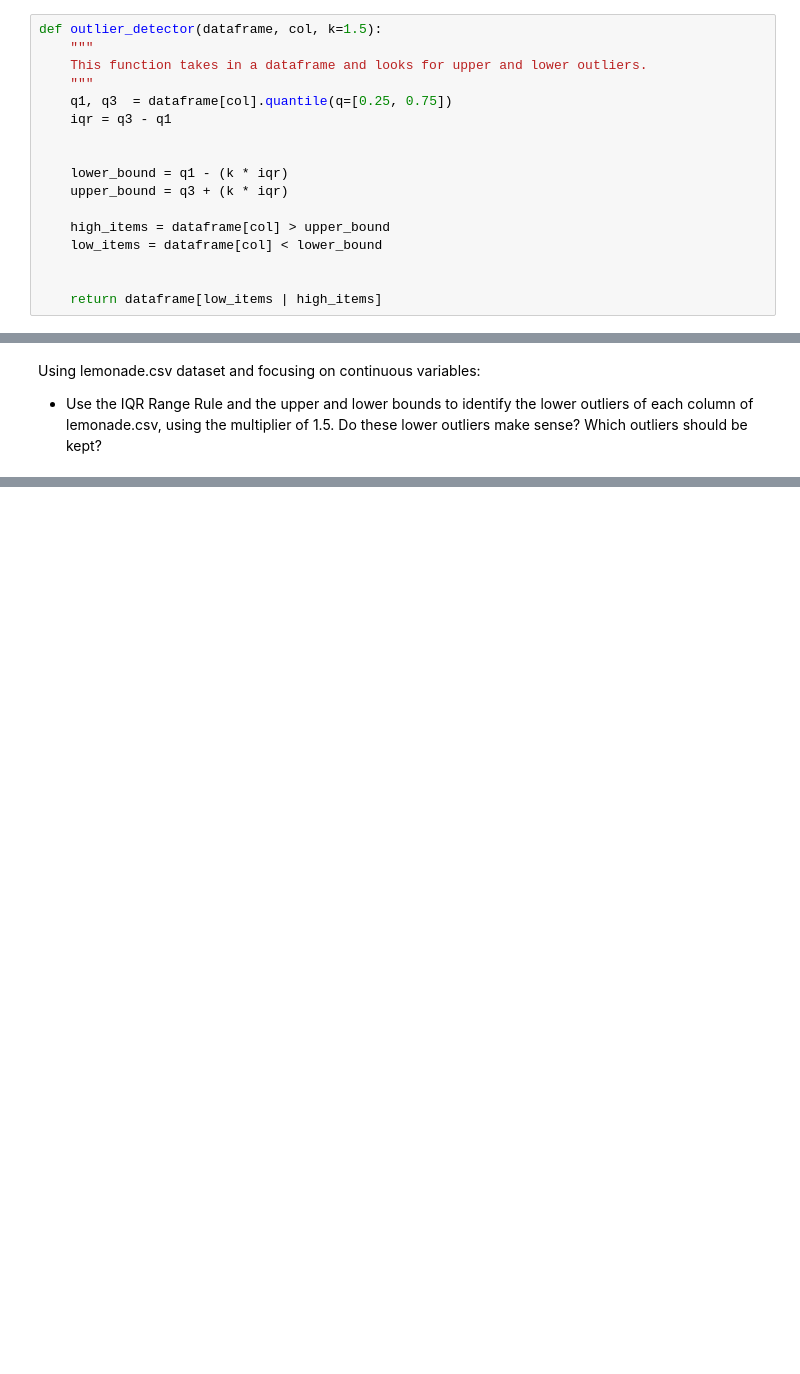
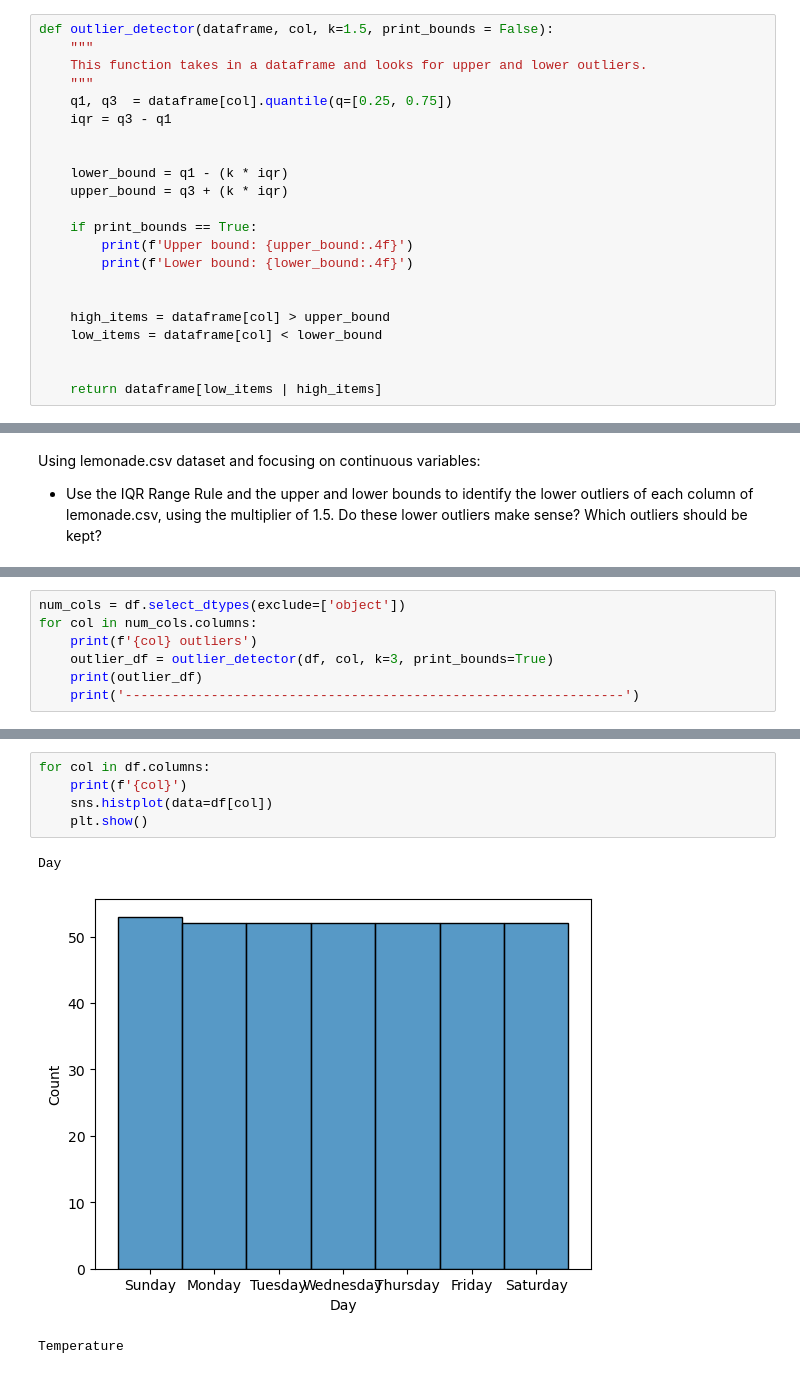
Before and after one commit to JoshuaHolt-Tech/anomaly-detection-exercises, a Jupyter notebook: continuous_probabilistic_methods.ipynb, the cells around one changed output, grey strips where cells are left out. Cells and saved outputs as stored; diff of their text form; blank space fills up the shorter version.

```diff
--- a/continuous_probabilistic_methods.ipynb
+++ b/continuous_probabilistic_methods.ipynb
@@ -21,7 +28,7 @@ def outlier_ejector(dataframe, column, k=1.5):
 
     return dataframe[~low_items | ~high_items]
 # %%
-def outlier_detector(dataframe, col, k=1.5):
+def outlier_detector(dataframe, col, k=1.5, print_bounds = False):
     """
     This function takes in a dataframe and looks for upper and lower outliers.
     """
@@ -32,6 +39,11 @@ def outlier_detector(dataframe, col, k=1.5):
     lower_bound = q1 - (k * iqr)
     upper_bound = q3 + (k * iqr)
 
+    if print_bounds == True:
+        print(f'Upper bound: {upper_bound:.4f}')
+        print(f'Lower bound: {lower_bound:.4f}')
+
+
     high_items = dataframe[col] > upper_bound
     low_items = dataframe[col] < lower_bound
 
@@ -82,0 +114,7 @@ These temperatures app
+# %%
+num_cols = df.select_dtypes(exclude=['object'])
+for col in num_cols.columns:
+    print(f'{col} outliers')
+    outlier_df = outlier_detector(df, col, k=3, print_bounds=True)
+    print(outlier_df)
+    print('----------------------------------------------------------------')
@@ -82,0 +146,9 @@ These temperatures app
+# %%
+for col in df.columns:
+    print(f'{col}')
+    sns.histplot(data=df[col])
+    plt.show()
+# %% [output]
+Day
+[figure, added]
+Temperature
```
Also changed, not shown: parts of 19 cells of this notebook, 2 other files.
